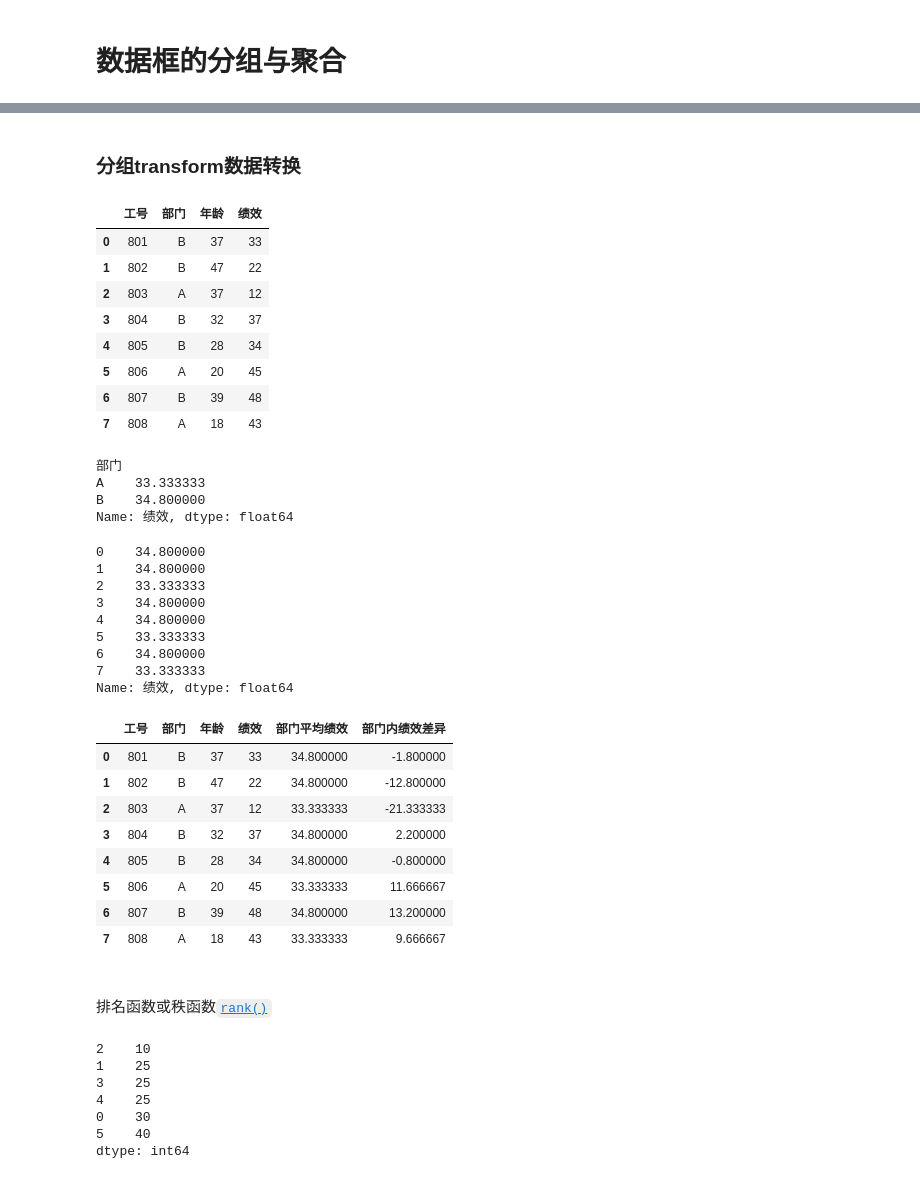
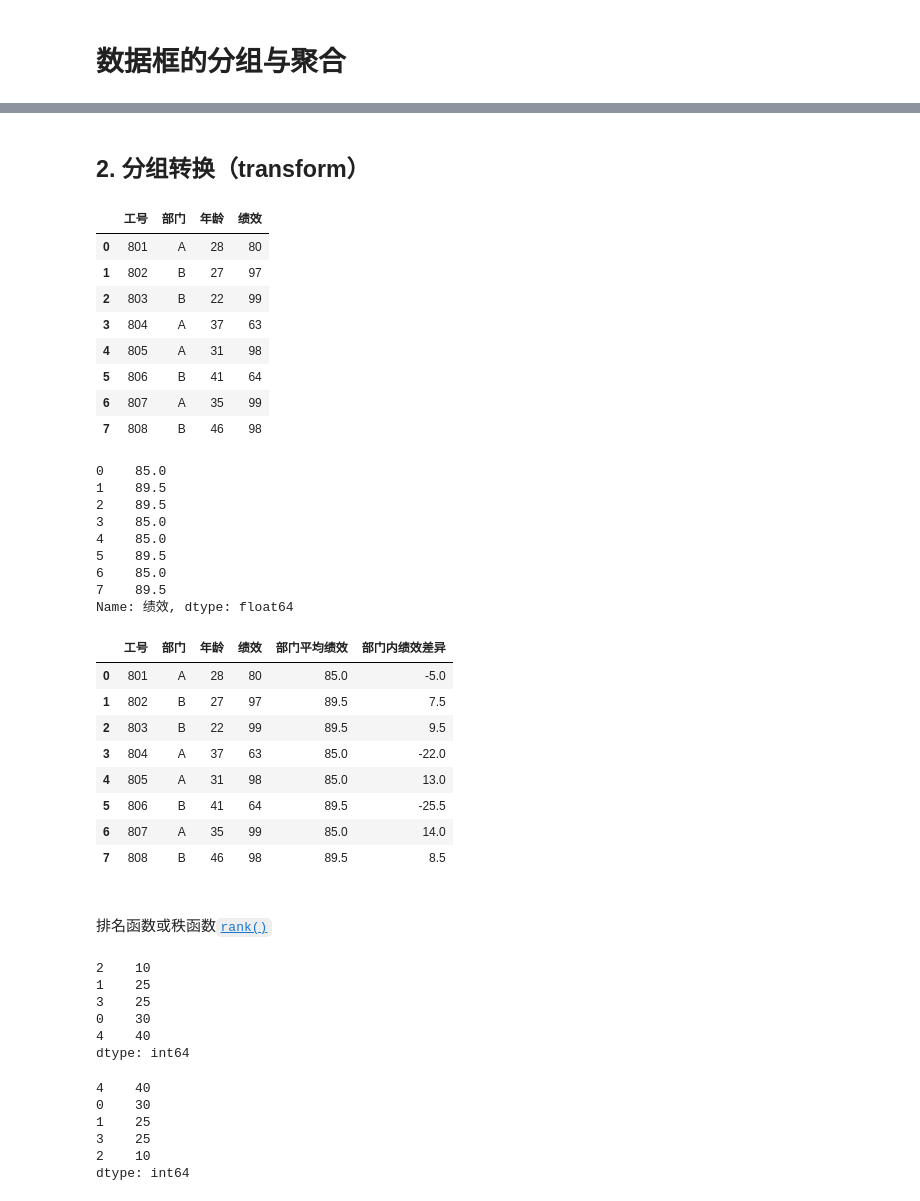
Before and after one commit to lcgong/tgbabook1-notebooks, a Jupyter notebook: ch09/0903数据分组与聚合.ipynb, the cells around one changed output, grey strips where cells are left out. Cells and saved outputs as stored; diff of their text form; code cells hidden in the pictures.

```diff
--- a/ch09/0903数据分组与聚合.ipynb
+++ b/ch09/0903数据分组与聚合.ipynb
@@ -4,12 +4,12 @@ import pandas as pd
 # %% [markdown]
 # 数据框的分组与聚合
 # %%
-np.random.seed(2023)
+np.random.seed(2)
 df = pd.DataFrame({
     "工号": np.arange(801, 809),
     "部门": np.random.choice(['A', 'B'], size=8),
-    "年龄": np.random.randint(15, 50, 8),
-    "绩效": np.random.randint(5, 50, 8),
+    "年龄": np.random.randint(20, 50, size=8),
+    "绩效": np.random.randint(60, 100, size=8),
 })
 df
 # %% [output]
@@ -103,62 +115,63 @@ df2[[('绩效',   'mean'), ('绩效',    'sum')]]
 # %% [markdown]
-### 分组transform数据转换
+## 2. 分组转换（transform）
 # %%
 df
 # %% [output]
 |  | 工号 | 部门 | 年龄 | 绩效 |
-| 0 | 801 | B | 37 | 33 |
-| 1 | 802 | B | 47 | 22 |
-| 2 | 803 | A | 37 | 12 |
-| 3 | 804 | B | 32 | 37 |
-| 4 | 805 | B | 28 | 34 |
-| 5 | 806 | A | 20 | 45 |
-| 6 | 807 | B | 39 | 48 |
-| 7 | 808 | A | 18 | 43 |
+| 0 | 801 | A | 28 | 80 |
+| 1 | 802 | B | 27 | 97 |
+| 2 | 803 | B | 22 | 99 |
+| 3 | 804 | A | 37 | 63 |
+| 4 | 805 | A | 31 | 98 |
+| 5 | 806 | B | 41 | 64 |
+| 6 | 807 | A | 35 | 99 |
+| 7 | 808 | B | 46 | 98 |
-# %%
-df.groupby('部门').绩效.mean()
-# %% [output]
-部门
-A    33.333333
-B    34.800000
-Name: 绩效, dtype: float64
 # %%
 df.groupby('部门')['绩效'].transform('mean')
 # %% [output]
-0    34.800000
-1    34.800000
-2    33.333333
-3    34.800000
-4    34.800000
-5    33.333333
-6    34.800000
-7    33.333333
+0    85.0
+1    89.5
+2    89.5
+3    85.0
+4    85.0
+5    89.5
+6    85.0
+7    89.5
 Name: 绩效, dtype: float64
 # %%
 df3 = df.copy()
-df3['部门平均绩效'] = df.groupby('部门')['绩效'].transform('mean')
+df3['部门平均绩效'] = df3.groupby('部门')['绩效'].transform('mean')
 df3['部门内绩效差异'] = df3.绩效 - df3.部门平均绩效
 df3
 # %% [output]
 |  | 工号 | 部门 | 年龄 | 绩效 | 部门平均绩效 | 部门内绩效差异 |
-| 0 | 801 | B | 37 | 33 | 34.800000 | -1.800000 |
-| 1 | 802 | B | 47 | 22 | 34.800000 | -12.800000 |
-| 2 | 803 | A | 37 | 12 | 33.333333 | -21.333333 |
-| 3 | 804 | B | 32 | 37 | 34.800000 | 2.200000 |
-| 4 | 805 | B | 28 | 34 | 34.800000 | -0.800000 |
-| 5 | 806 | A | 20 | 45 | 33.333333 | 11.666667 |
-| 6 | 807 | B | 39 | 48 | 34.800000 | 13.200000 |
-| 7 | 808 | A | 18 | 43 | 33.333333 | 9.666667 |
+| 0 | 801 | A | 28 | 80 | 85.0 | -5.0 |
+| 1 | 802 | B | 27 | 97 | 89.5 | 7.5 |
+| 2 | 803 | B | 22 | 99 | 89.5 | 9.5 |
+| 3 | 804 | A | 37 | 63 | 85.0 | -22.0 |
+| 4 | 805 | A | 31 | 98 | 85.0 | 13.0 |
+| 5 | 806 | B | 41 | 64 | 89.5 | -25.5 |
+| 6 | 807 | A | 35 | 99 | 85.0 | 14.0 |
+| 7 | 808 | B | 46 | 98 | 89.5 | 8.5 |
 # %% [markdown]
 <br>
 
 排名函数或秩函数[`rank()`](https://pandas.pydata.org/pandas-docs/stable/reference/api/pandas.DataFrame.rank.html)
 # %%
-pd.Series([30, 25, 10, 25, 25, 40]).sort_values()
+pd.Series([30, 25, 10, 25, 40]).sort_values()
 # %% [output]
 2    10
 1    25
 3    25
-4    25
 0    30
-5    40
+4    40
 dtype: int64
+# %%
+pd.Series([30, 25, 10, 25, 40]).sort_values(ascending=False)
+# %% [output]
+4    40
+0    30
+1    25
+3    25
+2    10
+dtype: int64
```
Also changed, not shown: parts of 29 cells of this notebook, 1 other file.
